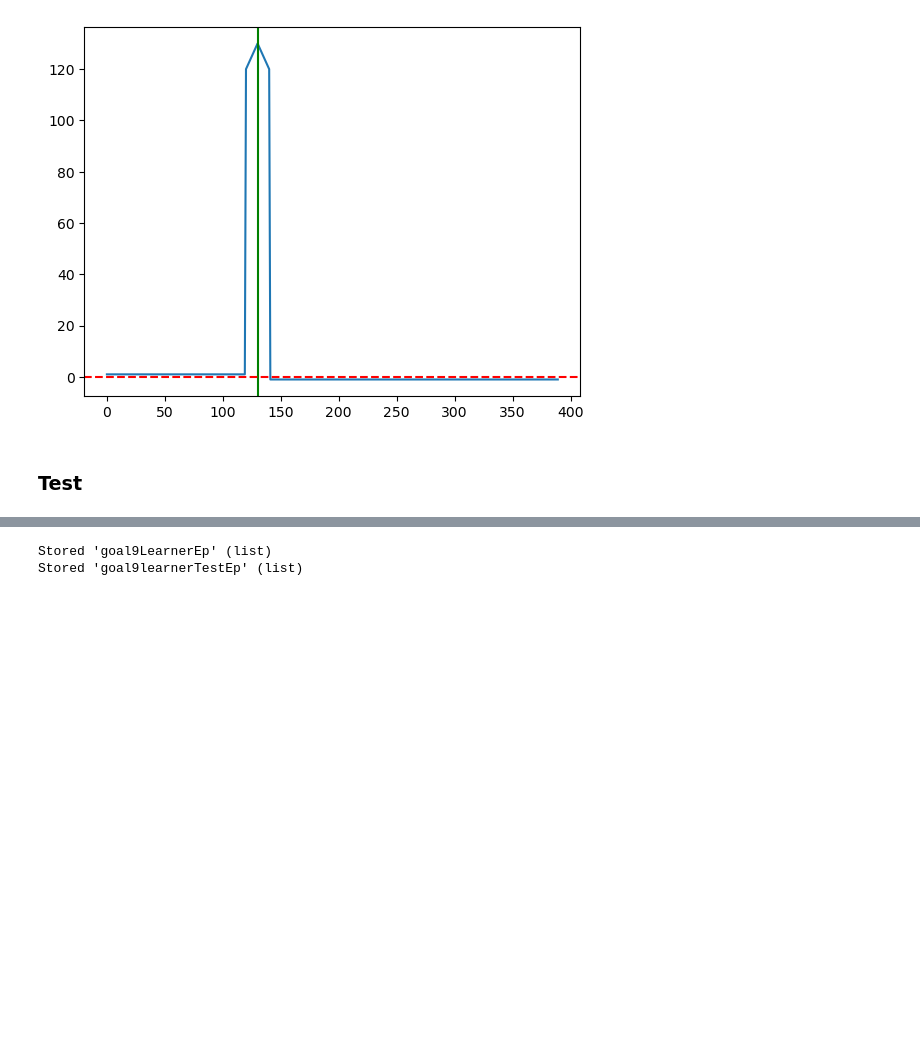
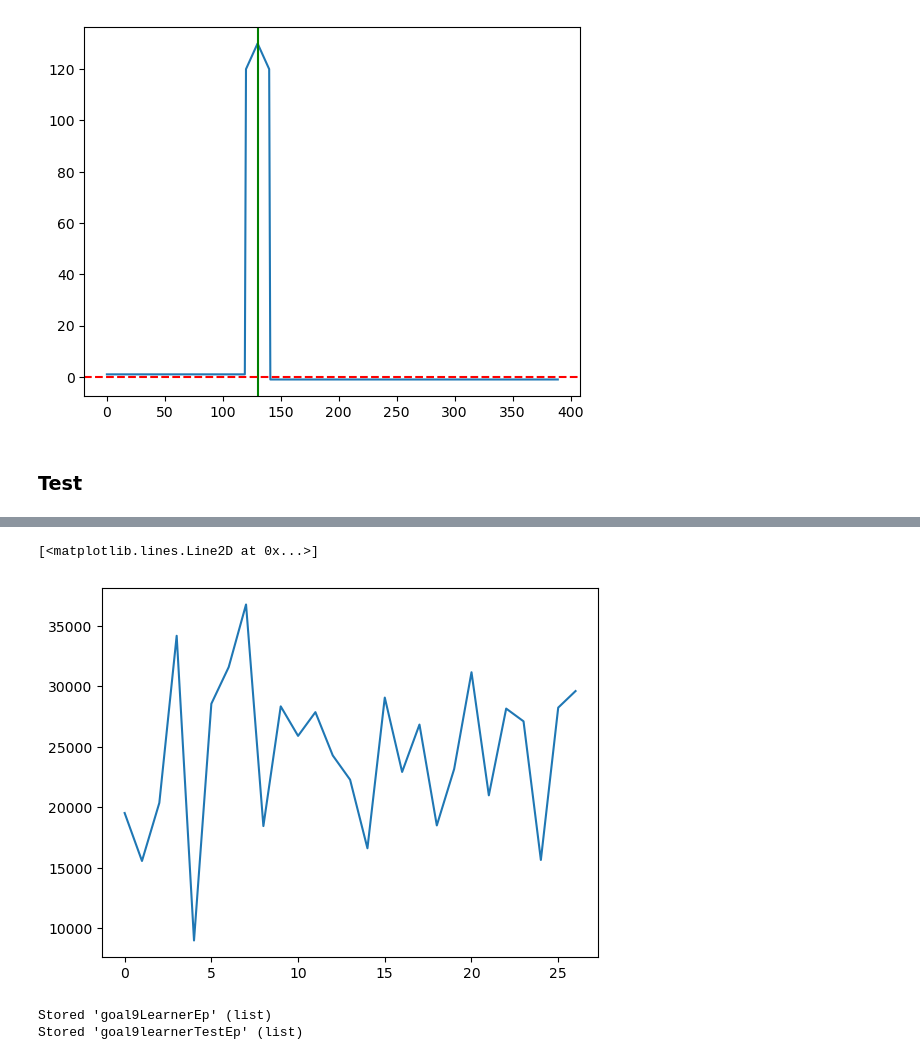
Before and after one commit to mvdbremt/Performance-Specific-Reinforcement-learning, a Jupyter notebook: GoalRewardSTD.ipynb, the cells around one changed output, grey strips where cells are left out. Saved outputs shown, nothing was run; the diff lists cells and outputs as text; code cells hidden in the pictures; blank space fills up the shorter version.

```diff
--- a/GoalRewardSTD.ipynb
+++ b/GoalRewardSTD.ipynb
@@ -209,3 +233,8 @@ print(np.std(episodesResultswithoutOutliers[-1000:]))
+# %%
+plt.plot(KLdivergenceResult[3:])
+# %% [output]
+[<matplotlib.lines.Line2D at 0x...>]
+[figure, added]
 # %%
 goal9LearnerEp=episodesResults
 %store goal9LearnerEp
```
Also changed, not shown: parts of 10 cells of this notebook, 36 other files.
